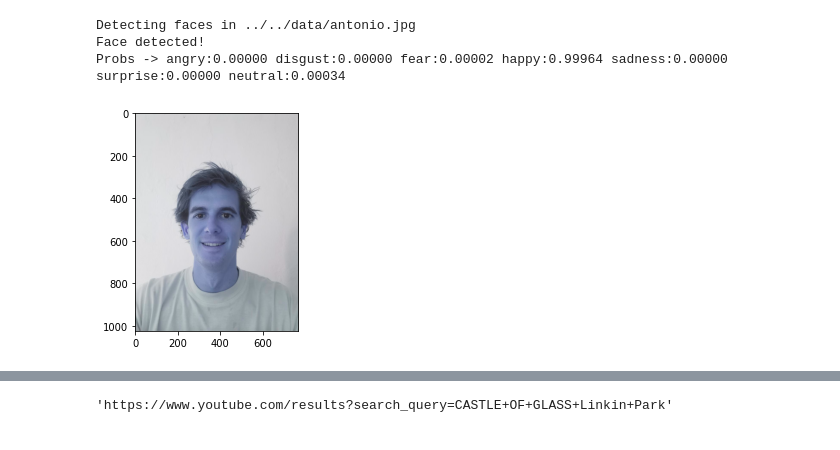
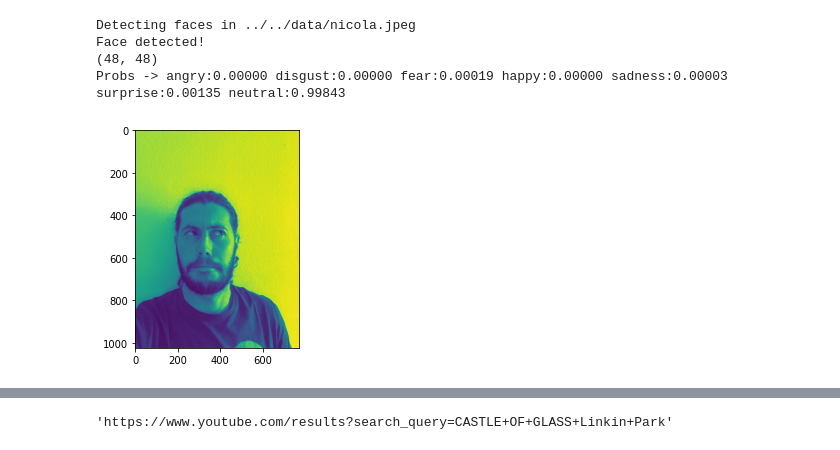
Before and after one commit to Jorge-Doncel/Song-for-your-mood, a Jupyter notebook: workDirectory/notebooks/final.ipynb, the cells around one changed output, grey strips where cells are left out. Cells and saved outputs as stored; diff of their text form; code cells hidden in the pictures.

```diff
--- a/workDirectory/notebooks/final.ipynb
+++ b/workDirectory/notebooks/final.ipynb
@@ -15,6 +15,8 @@ face_cascade = cv2.CascadeClassifier('../../data/haarcascade_frontalface_default
 # %%
 def getFace(img):
     img_bw = cv2.cvtColor(img, cv2.COLOR_RGB2GRAY)
+    pil_image = Image.fromarray(face_image)
+    plt.imshow(pil_image)
     faces = face_cascade.detectMultiScale(img_bw, 1.1, 4)
 
     # Ensure there is at least 1 face
@@ -49,16 +51,18 @@ with open('fer.json','r') as f:
 model = model_from_json(model_json)
 model.load_weights('fer_model.h5')
 # %%
-PIC = openImageAndDetectFaces("../../data/antonio.jpg")
+PIC = openImageAndDetectFaces("../../data/nicola.jpeg")
 ['Anger', 'Disgust', 'Fear', 'Happy', 'Sad', 'Surprise', 'Neutral']
+print(PIC.shape)
 PIC = np.expand_dims(PIC,axis=0).reshape(np.expand_dims(PIC,axis=0).shape[0], 48, 48, 1)
 pred2 = model.predict(PIC)[0]
 print("Probs -> angry:{0:.5f} disgust:{1:.5f} fear:{2:.5f} happy:{3:.5f} sadness:{4:.5f} surprise:{5:.5f} neutral:{6:.5f}".format(pred2[0],pred2[1],pred2[2],pred2[3],pred2[4],pred2[5], pred2[6]))
 # %% [output]
-Detecting faces in ../../data/antonio.jpg
+Detecting faces in ../../data/nicola.jpeg
 Face detected!
-Probs -> angry:0.00000 disgust:0.00000 fear:0.00002 happy:0.99964 sadness:0.00000 surprise:0.00000 neutral:0.00034
+(48, 48)
+Probs -> angry:0.00000 disgust:0.00000 fear:0.00019 happy:0.00000 sadness:0.00003 surprise:0.00135 neutral:0.99843
-[figure, old version]
+[figure, new version]
 # %%
 df=pd.read_csv('../../data/songs_clean.csv')
 # %%
```
Also changed, not shown: parts of 5 cells of this notebook, 6 other files.
